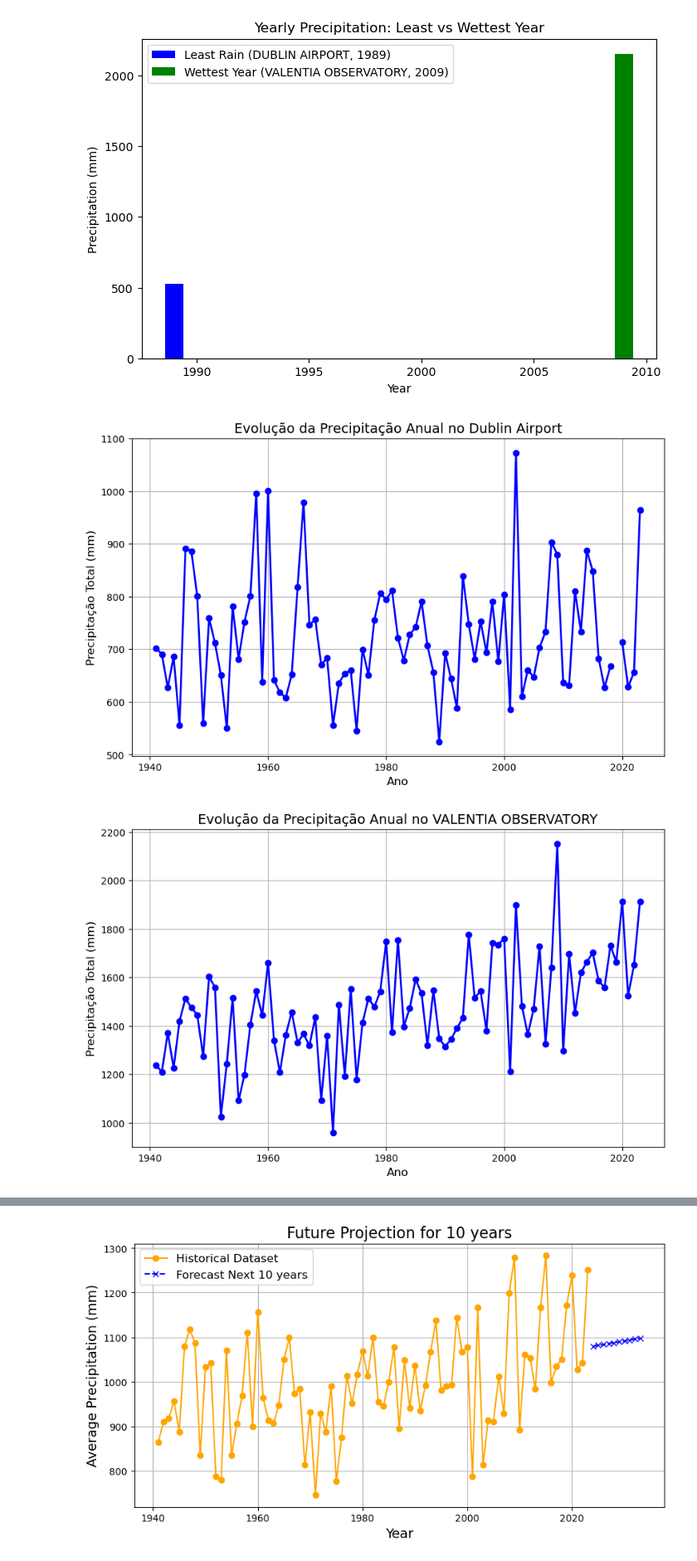
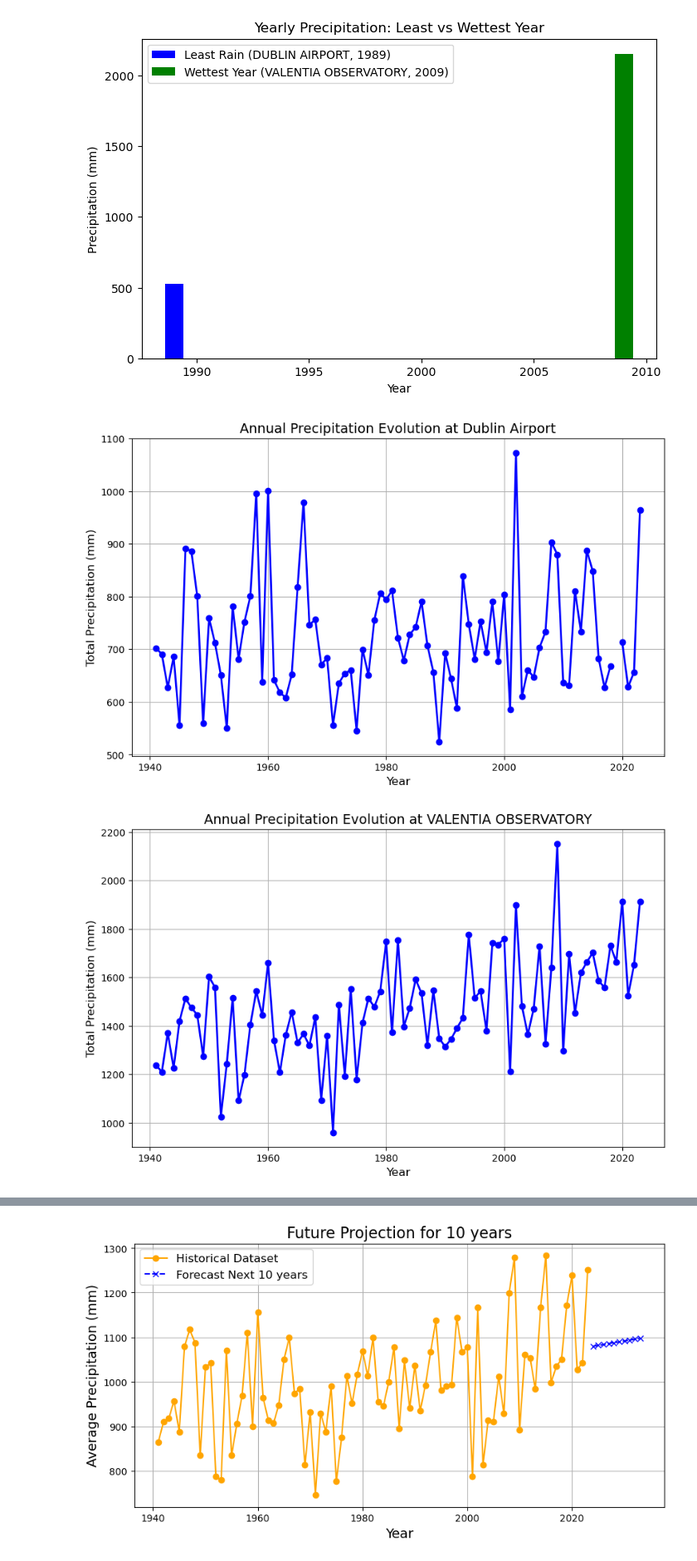
Before and after one commit to GabrielaDomiciano/PFDA_project, a Jupyter notebook: ireland_weather.ipynb, the cells around one changed output, grey strips where cells are left out. Shown at 83% size. Drawn from its saved outputs; the diff is of its cells as text; code cells hidden in the pictures.

```diff
--- a/ireland_weather.ipynb
+++ b/ireland_weather.ipynb
@@ -360,29 +333,29 @@ plt.show()
 # %% [output]
 [figure]
 # %%
+# Annual Precipitation Evolution at Dublin Airport and VALENTIA OBSERVATORY
 
-
-# Filtrar os dados para a estação 'DUBLIN AIRPORT'
+# 'DUBLIN AIRPORT'
 dublin_df = allyear_df[allyear_df['station_id'] == 'DUBLIN AIRPORT']
 
 plt.figure(figsize=(10, 6))
 plt.plot(dublin_df['year'], dublin_df['PRCPTOT'], marker='o', color='blue', linestyle='-', linewidth=2, markersize=6)
-plt.title('Evolução da Precipitação Anual no Dublin Airport', fontsize=14)
-plt.xlabel('Ano', fontsize=12)
-plt.ylabel('Precipitação Total (mm)', fontsize=12)
+plt.title('Annual Precipitation Evolution at Dublin Airport', fontsize=14)
+plt.xlabel('Year', fontsize=12)
+plt.ylabel('Total Precipitation (mm)', fontsize=12)
 plt.grid(True)
 plt.show()
 
-# Filtrar os dados para a estação 'DUBLIN AIRPORT'
+# 'VALENTIA OBSERVATORY'
 valentina_df = allyear_df[allyear_df['station_id'] == 'VALENTIA OBSERVATORY']
 
 plt.figure(figsize=(10, 6))
 plt.plot(valentina_df['year'], valentina_df['PRCPTOT'], marker='o', color='blue', linestyle='-', linewidth=2, markersize=6)
-plt.title('Evolução da Precipitação Anual no VALENTIA OBSERVATORY', fontsize=14)
-plt.xlabel('Ano', fontsize=12)
-plt.ylabel('Precipitação Total (mm)', fontsize=12)
+plt.title('Annual Precipitation Evolution at VALENTIA OBSERVATORY', fontsize=14)
+plt.xlabel('Year', fontsize=12)
+plt.ylabel('Total Precipitation (mm)', fontsize=12)
 plt.grid(True)
 plt.show()
 # %% [output]
-[figure, old version]
+[figure, new version]
-[figure, old version]
+[figure, new version]
```
Also changed, not shown: parts of 28 cells of this notebook, 2 other files.
